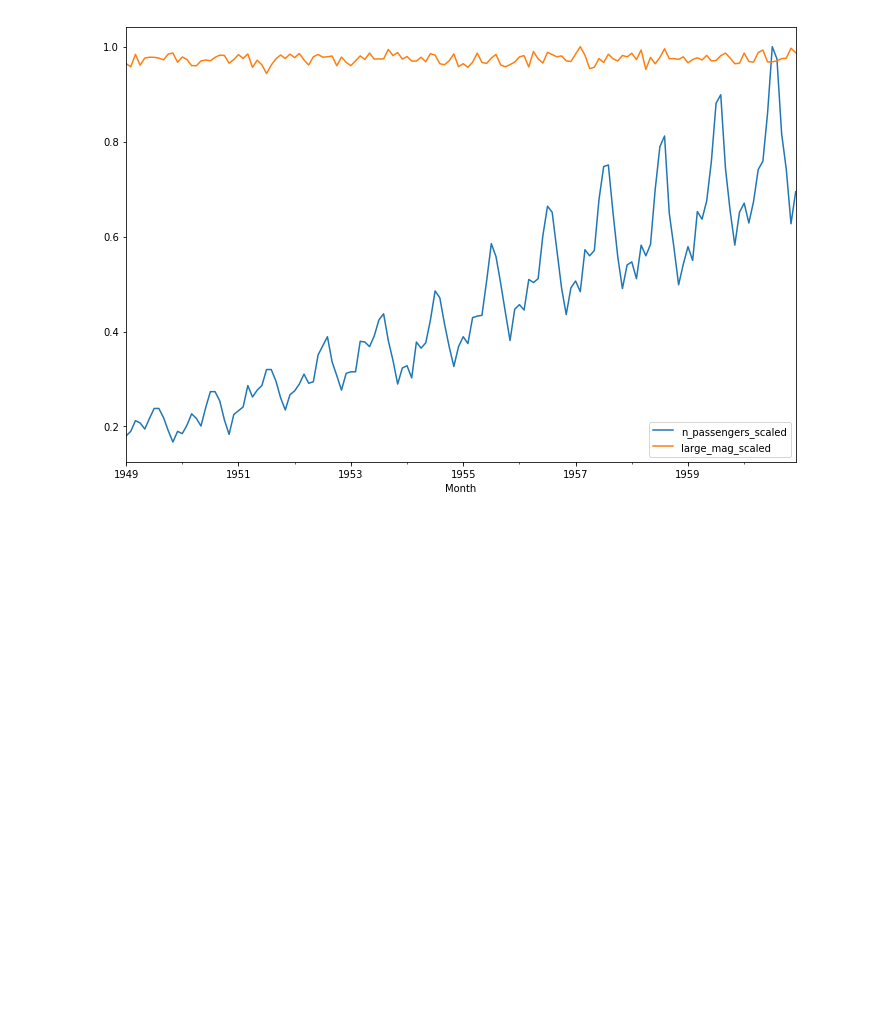
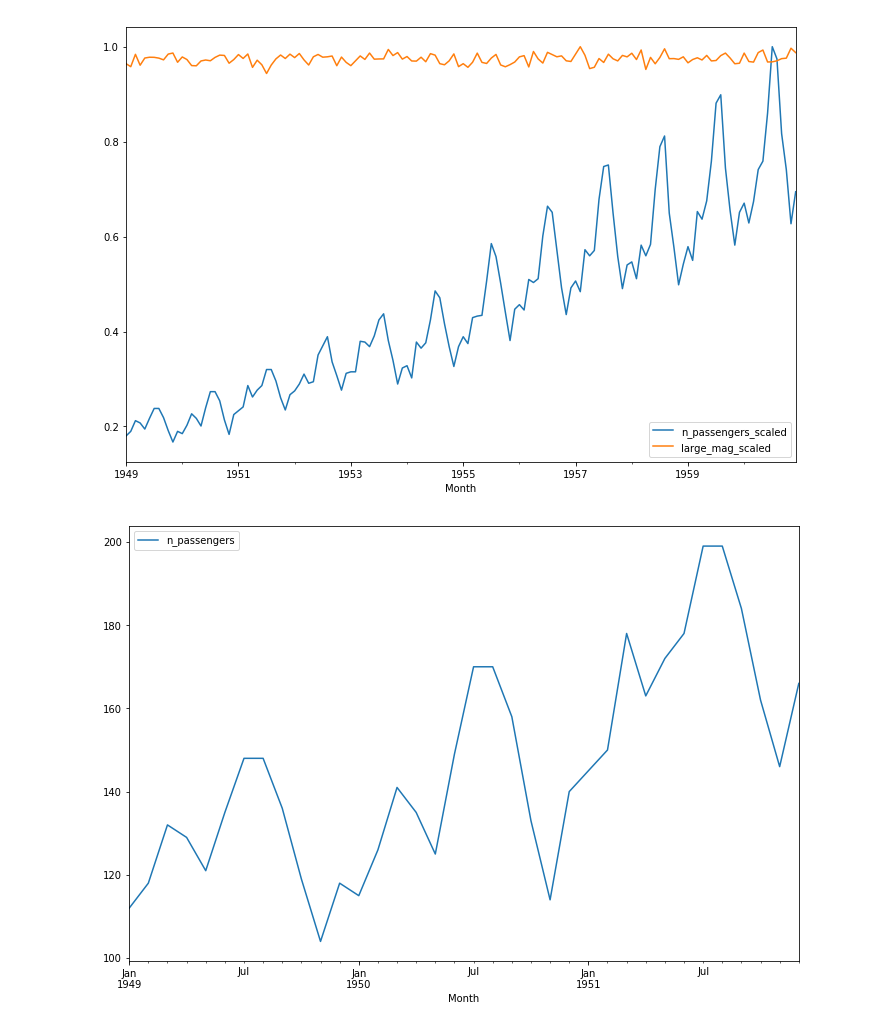
Before and after one commit to mahesh-keswani/ML-DL-FromBasicsToAdvance, a Jupyter notebook: pandas_basics/time_series_data_with_pandas.ipynb, the cells around one changed output. Drawn from its saved outputs; the diff is of its cells as text; code cells hidden in the pictures; blank space fills up the shorter version.

Commit message:
added some ways inorder to zoom the graph for seasonality and checking for abnormalities

```diff
--- a/pandas_basics/time_series_data_with_pandas.ipynb
+++ b/pandas_basics/time_series_data_with_pandas.ipynb
@@ -457,3 +457,10 @@ df[ ['n_passengers_scaled', 'large_mag_scaled'] ].plot(legend = True, figsize =
 # Now after scaling we can see the actual graph for these columns, hence scaling graph is important
 # %% [output]
 [figure]
+# %%
+# Now zooming the graph between some range for better insights
+
+# Visualizing the graph only from 1949 to 1951
+df['n_passengers']['1949' : '1951'].plot(figsize = (12, 8), legend = True);
+# %% [output]
+[figure, added]
```
Also changed, not shown: parts of 4 cells of this notebook.
